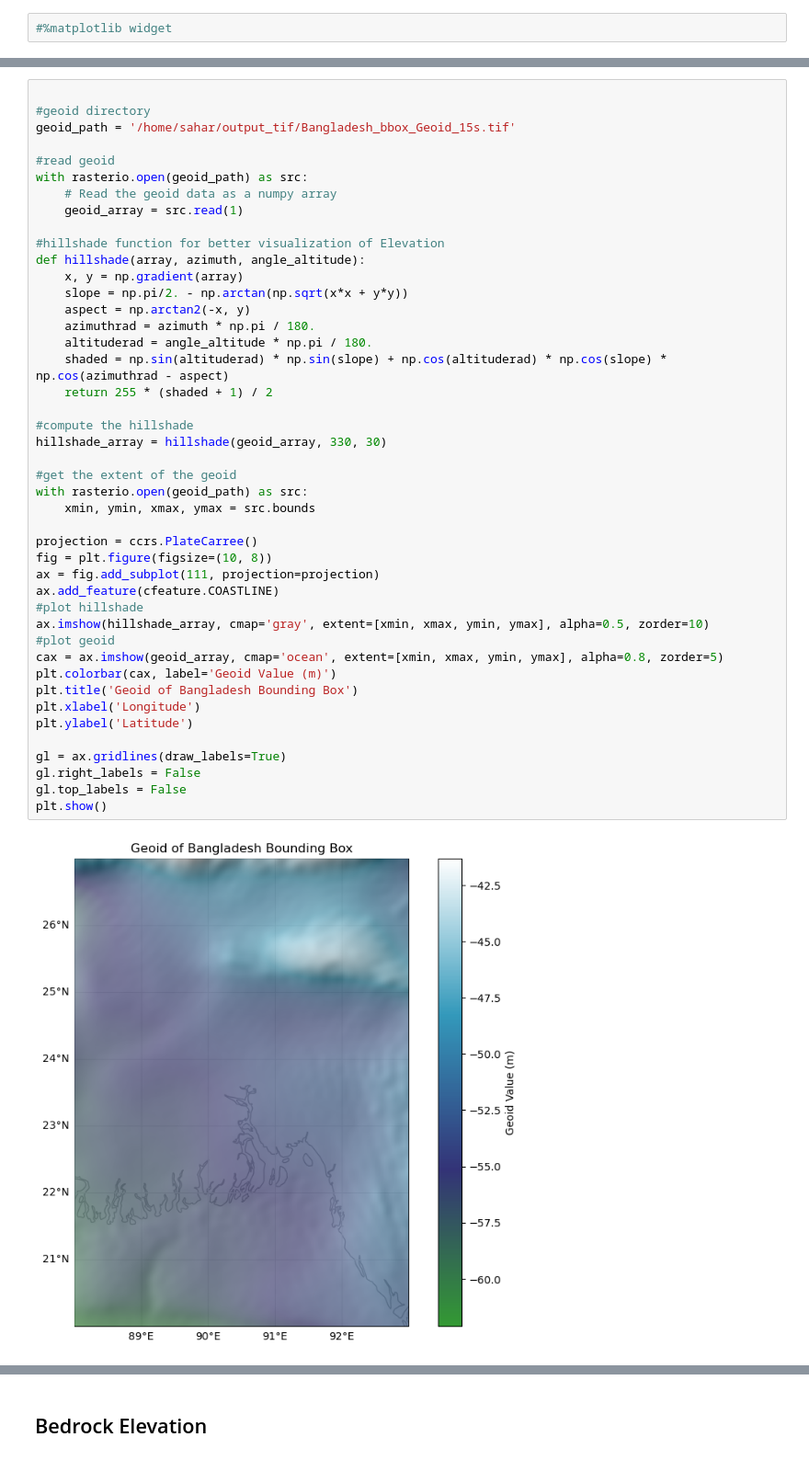
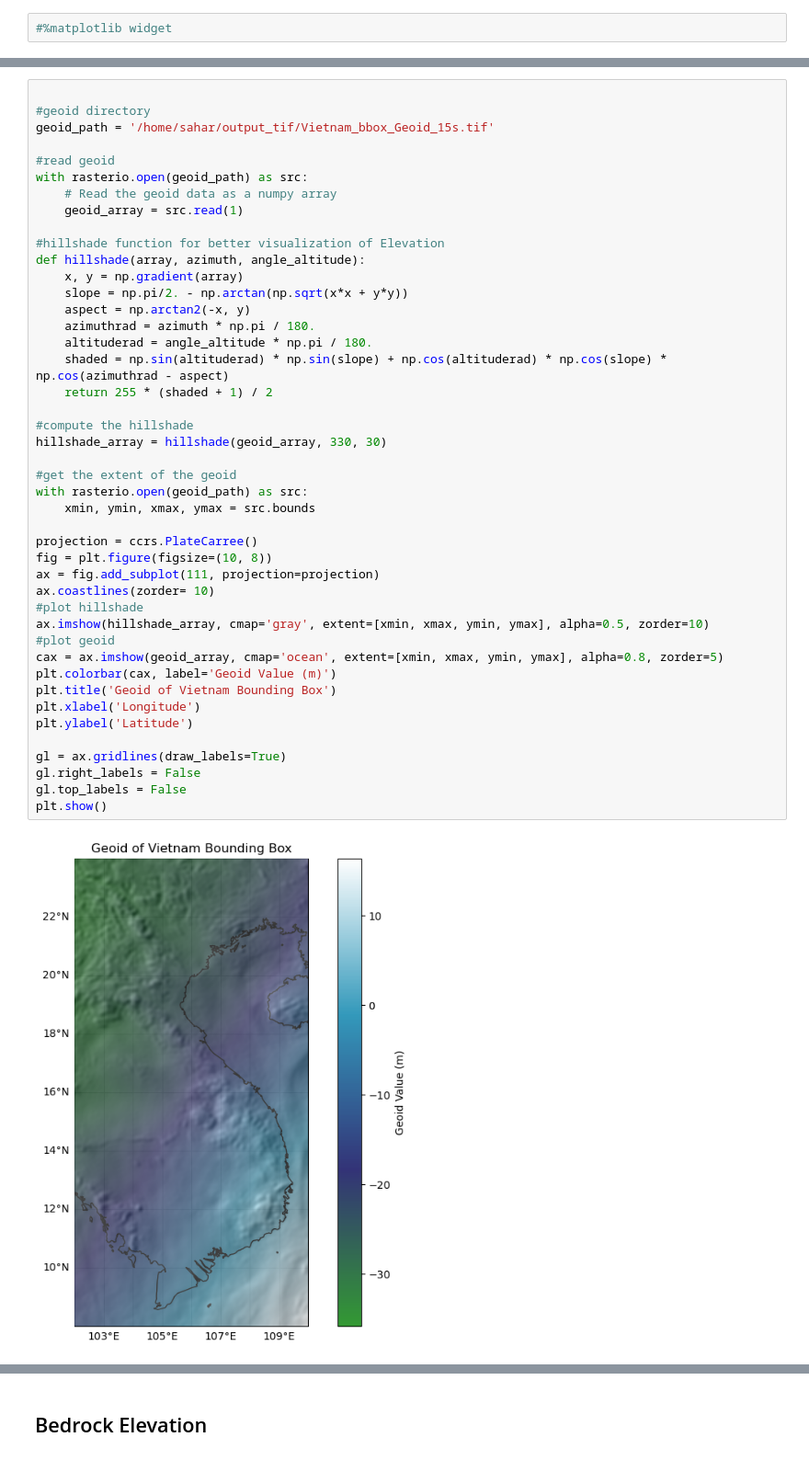
Before and after one commit to sahar7777/Sea-Level-Rise--Flood, a Jupyter notebook: notebook_code/Flood_Simulation.ipynb, the cells around one changed output, grey strips where cells are left out. Shown at 92% size. Saved outputs shown, nothing was run; the diff lists cells and outputs as text.

```diff
--- a/notebook_code/Flood_Simulation.ipynb
+++ b/notebook_code/Flood_Simulation.ipynb
@@ -374,7 +399,7 @@ The tiles, then, have been merged then in QGIS software using Raster> Miscellane
 # %%
 
 #geoid directory
-geoid_path = '/home/sahar/output_tif/Bangladesh_bbox_Geoid_15s.tif'
+geoid_path = '/home/sahar/output_tif/Vietnam_bbox_Geoid_15s.tif'
 
 #read geoid
 with rasterio.open(geoid_path) as src:
@@ -387,36 +412,36 @@ def hillshade(array, azimuth, angle_altitude):
     slope = np.pi/2. - np.arctan(np.sqrt(x*x + y*y))
     aspect = np.arctan2(-x, y)
     azimuthrad = azimuth * np.pi / 180.
     altituderad = angle_altitude * np.pi / 180.
     shaded = np.sin(altituderad) * np.sin(slope) + np.cos(altituderad) * np.cos(slope) * np.cos(azimuthrad - aspect)
     return 255 * (shaded + 1) / 2
 
 #compute the hillshade
 hillshade_array = hillshade(geoid_array, 330, 30)
 
 #get the extent of the geoid
 with rasterio.open(geoid_path) as src:
     xmin, ymin, xmax, ymax = src.bounds
 
 projection = ccrs.PlateCarree()
 fig = plt.figure(figsize=(10, 8))
 ax = fig.add_subplot(111, projection=projection)
-ax.add_feature(cfeature.COASTLINE)
+ax.coastlines(zorder= 10)
 #plot hillshade
 ax.imshow(hillshade_array, cmap='gray', extent=[xmin, xmax, ymin, ymax], alpha=0.5, zorder=10)
 #plot geoid
 cax = ax.imshow(geoid_array, cmap='ocean', extent=[xmin, xmax, ymin, ymax], alpha=0.8, zorder=5)
 plt.colorbar(cax, label='Geoid Value (m)')
-plt.title('Geoid of Bangladesh Bounding Box')
+plt.title('Geoid of Vietnam Bounding Box')
 plt.xlabel('Longitude')
 plt.ylabel('Latitude')
 
 gl = ax.gridlines(draw_labels=True)
 gl.right_labels = False
 gl.top_labels = False
 plt.show()
 # %% [output]
-[figure, old version]
+[figure, new version]
 # %% [markdown]
 # Digital Elevation Model and Bedrock Elevation
 
```
Also changed, not shown: parts of 42 cells of this notebook.
